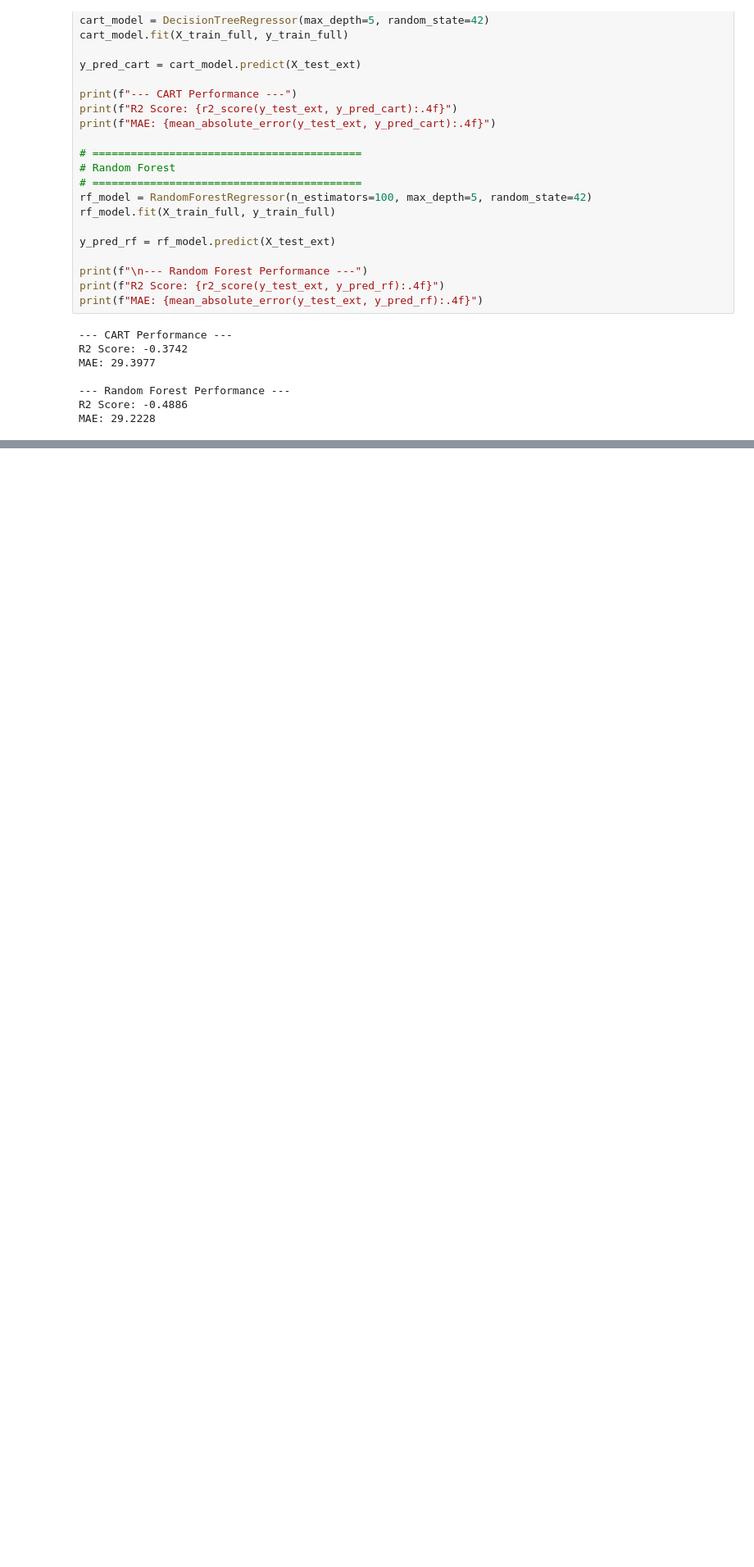
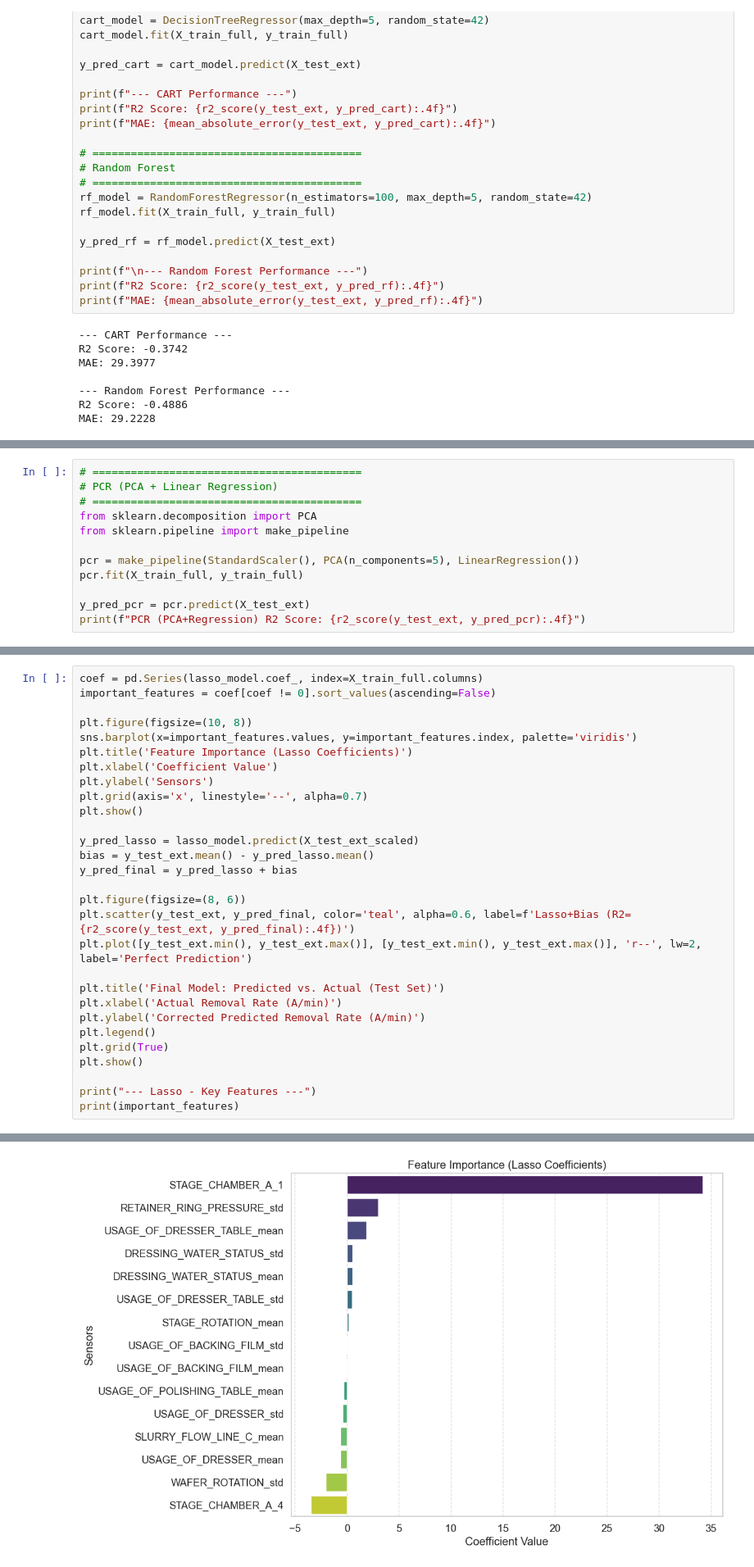
Before and after one commit to XuanWeiWang-999/1142MDS_Project_313652018_Xuan-Wei-Wang, a Jupyter notebook: Assignment02/Assignmnet 02.ipynb, the cells around one changed output, grey strips where cells are left out. Shown at 82% size. Drawn from its saved outputs; the diff is of its cells as text; blank space fills up the shorter version.

```diff
--- a/Assignment02/Assignmnet 02.ipynb
+++ b/Assignment02/Assignmnet 02.ipynb
@@ -1030,0 +1067,12 @@ MAE: 29.2228
+# %%
+# ==========================================
+# PCR (PCA + Linear Regression)
+# ==========================================
+from sklearn.decomposition import PCA
+from sklearn.pipeline import make_pipeline
+
+pcr = make_pipeline(StandardScaler(), PCA(n_components=5), LinearRegression())
+pcr.fit(X_train_full, y_train_full)
+
+y_pred_pcr = pcr.predict(X_test_ext)
+print(f"PCR (PCA+Regression) R2 Score: {r2_score(y_test_ext, y_pred_pcr):.4f}")
@@ -1030,0 +1095,30 @@ MAE: 29.2228
+# %%
+coef = pd.Series(lasso_model.coef_, index=X_train_full.columns)
+important_features = coef[coef != 0].sort_values(ascending=False)
+
+plt.figure(figsize=(10, 8))
+sns.barplot(x=important_features.values, y=important_features.index, palette='viridis')
+plt.title('Feature Importance (Lasso Coefficients)')
+plt.xlabel('Coefficient Value')
+plt.ylabel('Sensors')
+plt.grid(axis='x', linestyle='--', alpha=0.7)
+plt.show()
+
+y_pred_lasso = lasso_model.predict(X_test_ext_scaled)
+bias = y_test_ext.mean() - y_pred_lasso.mean()
+y_pred_final = y_pred_lasso + bias
+
+plt.figure(figsize=(8, 6))
+plt.scatter(y_test_ext, y_pred_final, color='teal', alpha=0.6, label=f'Lasso+Bias (R2={r2_score(y_test_ext, y_pred_final):.4f})')
+plt.plot([y_test_ext.min(), y_test_ext.max()], [y_test_ext.min(), y_test_ext.max()], 'r--', lw=2, label='Perfect Prediction')
+
+plt.title('Final Model: Predicted vs. Actual (Test Set)')
+plt.xlabel('Actual Removal Rate (A/min)')
+plt.ylabel('Corrected Predicted Removal Rate (A/min)')
+plt.legend()
+plt.grid(True)
+plt.show()
+
+print("--- Lasso - Key Features ---")
+print(important_features)
+# %% [output]
@@ -1030,0 +1128 @@ MAE: 29.2228
+[figure, added]
```
Also changed, not shown: parts of 8 cells of this notebook, 1 other file.
